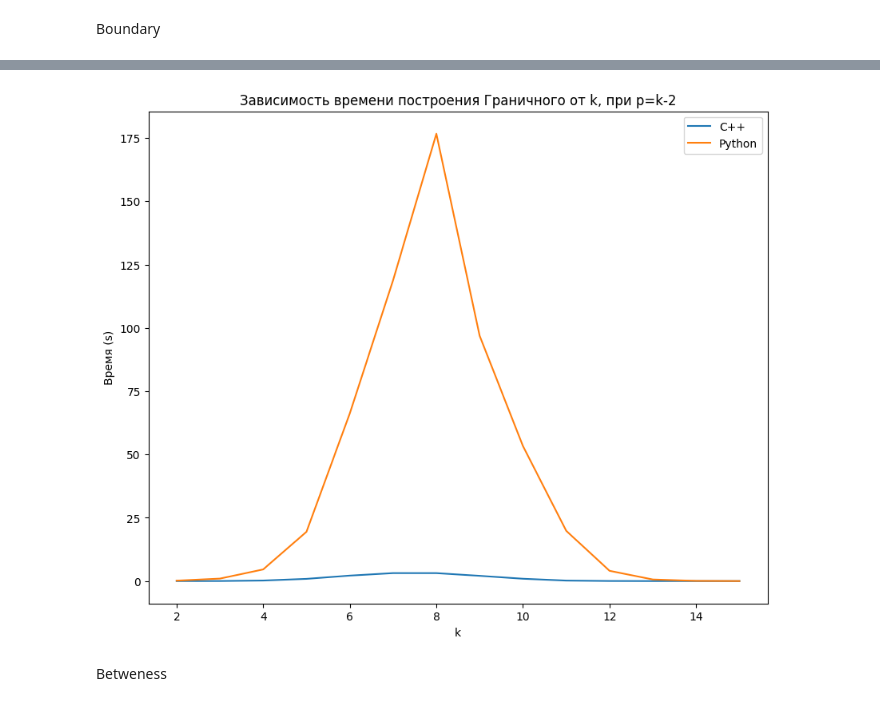
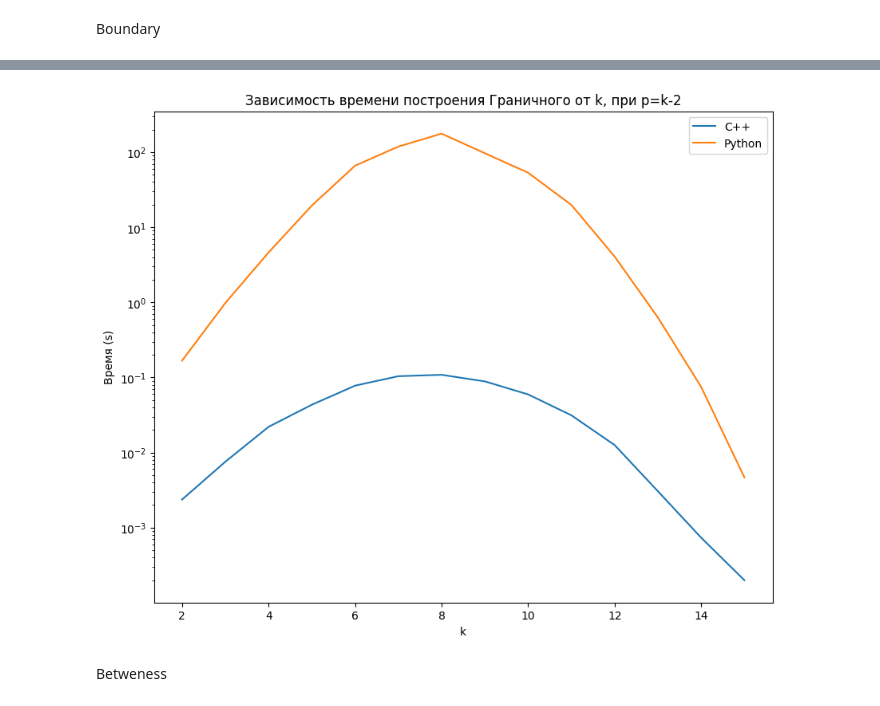
Before and after one commit to mostony/SimplicialExtended, a Jupyter notebook: datasets/chess_games/chess.ipynb, the cells around one changed output, grey strips where cells are left out. Cells and saved outputs as stored; diff of their text form; code cells hidden in the pictures.

```diff
--- a/datasets/chess_games/chess.ipynb
+++ b/datasets/chess_games/chess.ipynb
@@ -600,15 +756,43 @@ for k in x:
+# %%
+y1=[0.0023641586303710938,
+ 0.0075359344482421875,
+ 0.021979808807373047,
+ 0.04330015182495117,
+ 0.07771182060241699,
+ 0.10388302803039551,
+ 0.10843181610107422,
+ 0.08853721618652344,
+ 0.05943894386291504,
+ 0.03130602836608887,
+ 0.0125732421875,
+ 0.0030493736267089844,
+ 0.0007338523864746094,
+ 0.0001990795135498047]
+# %%
+y2=[0.16742515563964844, 0.9801530838012695,
+    4.62283587455749, 19.47725200653076,
+    66.19969367980957, 118.82330918312073,
+    176.69122195243835, 96.88126492500305,
+ 53.33071303367615,
+ 19.85325002670288,
+ 4.0754852294921875,
+ 0.6295428276062012,
+ 0.0748140811920166,
+ 0.004664897918701172,
+]
 # %%
 plt.figure(figsize=(10, 8))
 plt.plot(x, y1, label ='C++')
 plt.plot(x, y2, label ='Python')
 
 plt.xlabel("k")
 plt.ylabel("Время (s)")
 plt.legend()
 plt.title('Зависимость времени построения Граничного от k, при p=k-2')
+plt.semilogy ()
 plt.show()
 # %% [output]
-[figure, old version]
+[figure, new version]
 # %% [markdown]
 Betweness
 # %%
```
Also changed, not shown: parts of 91 cells of this notebook, 8 other files.
